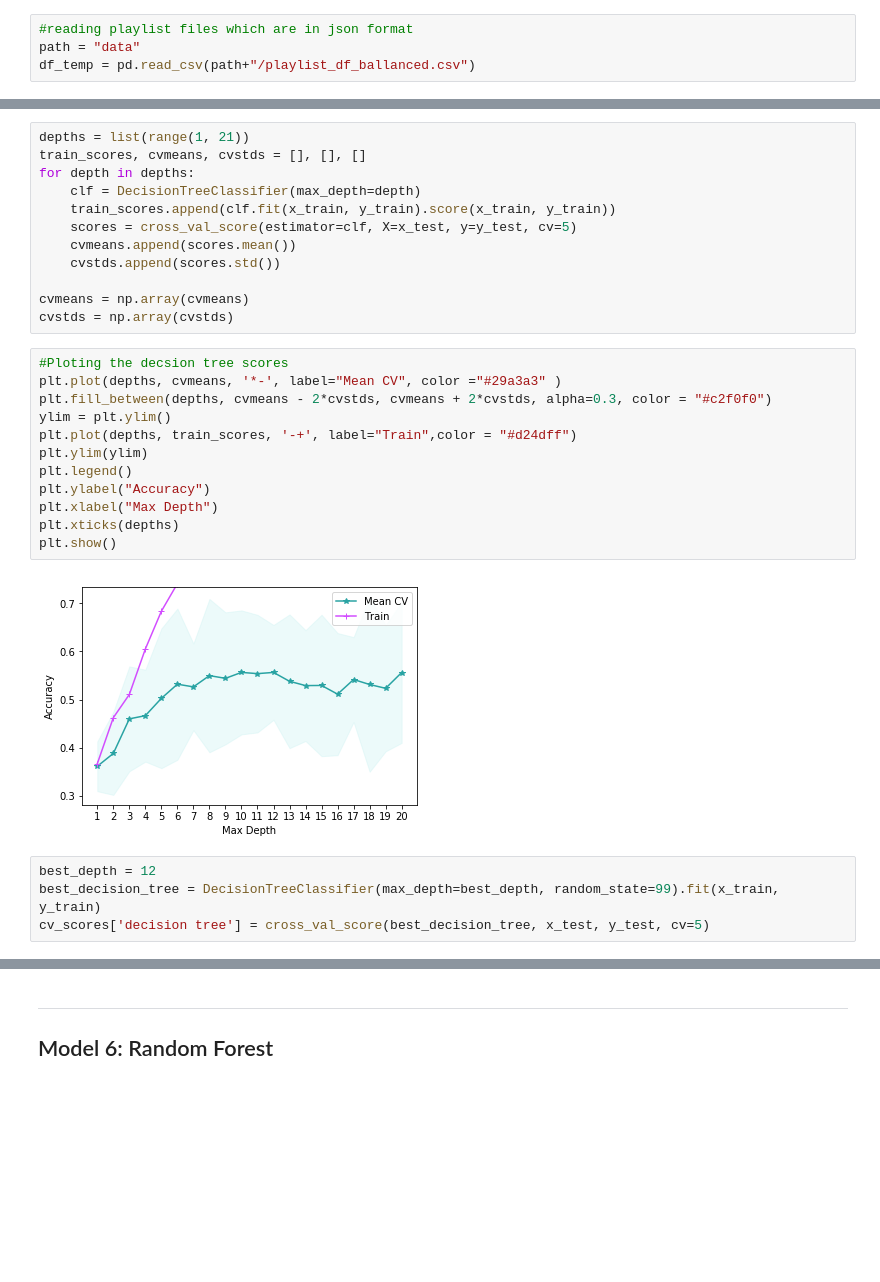
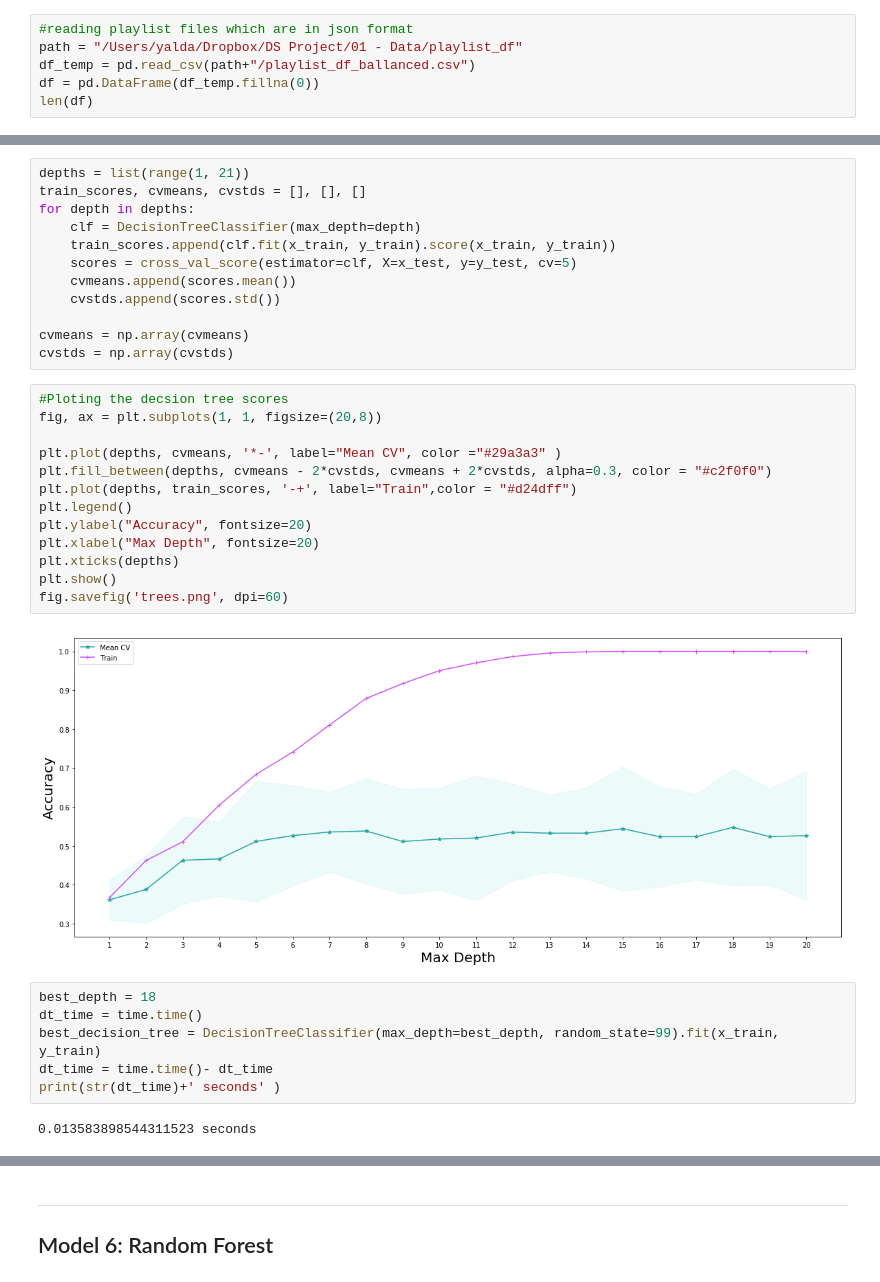
Before and after one commit to YaldaAmini/DS_Project_group54, a Jupyter notebook: notebooks/model_v02.ipynb, the cells around one changed output, grey strips where cells are left out. Saved outputs shown, nothing was run; the diff lists cells and outputs as text; blank space fills up the shorter version.

```diff
--- a/notebooks/model_v02.ipynb
+++ b/notebooks/model_v02.ipynb
@@ -31,5 +32,7 @@ import recommend_songs_set as recs #function list created for song recommendatio
 import spotify_api_function_set as sps
 # %%
 #reading playlist files which are in json format
-path = "data"
+path = "/Users/yalda/Dropbox/DS Project/01 - Data/playlist_df"
 df_temp = pd.read_csv(path+"/playlist_df_ballanced.csv")
+df = pd.DataFrame(df_temp.fillna(0))
+len(df)
@@ -116,19 +169,24 @@ cvmeans = np.array(cvmeans)
 cvstds = np.array(cvstds)
 # %%
 #Ploting the decsion tree scores
+fig, ax = plt.subplots(1, 1, figsize=(20,8))
+
 plt.plot(depths, cvmeans, '*-', label="Mean CV", color ="#29a3a3" )
 plt.fill_between(depths, cvmeans - 2*cvstds, cvmeans + 2*cvstds, alpha=0.3, color = "#c2f0f0")
-ylim = plt.ylim()
 plt.plot(depths, train_scores, '-+', label="Train",color = "#d24dff")
-plt.ylim(ylim)
 plt.legend()
-plt.ylabel("Accuracy")
-plt.xlabel("Max Depth")
+plt.ylabel("Accuracy", fontsize=20)
+plt.xlabel("Max Depth", fontsize=20)
 plt.xticks(depths)
 plt.show()
+fig.savefig('trees.png', dpi=60)
 # %% [output]
-[figure, old version]
+[figure, new version]
 # %%
-best_depth = 12
+best_depth = 18
+dt_time = time.time()
 best_decision_tree = DecisionTreeClassifier(max_depth=best_depth, random_state=99).fit(x_train, y_train)
-cv_scores['decision tree'] = cross_val_score(best_decision_tree, x_test, y_test, cv=5)
+dt_time = time.time()- dt_time
+print(str(dt_time)+' seconds' )
+# %% [output]
+0.013583898544311523 seconds
```
Also changed, not shown: parts of 27 cells of this notebook, 24 other files.
